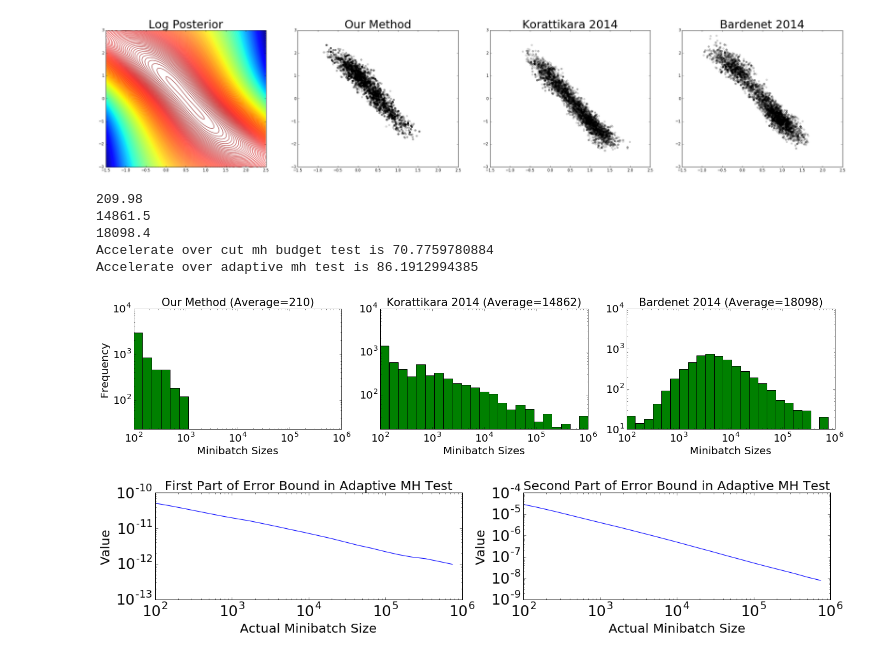
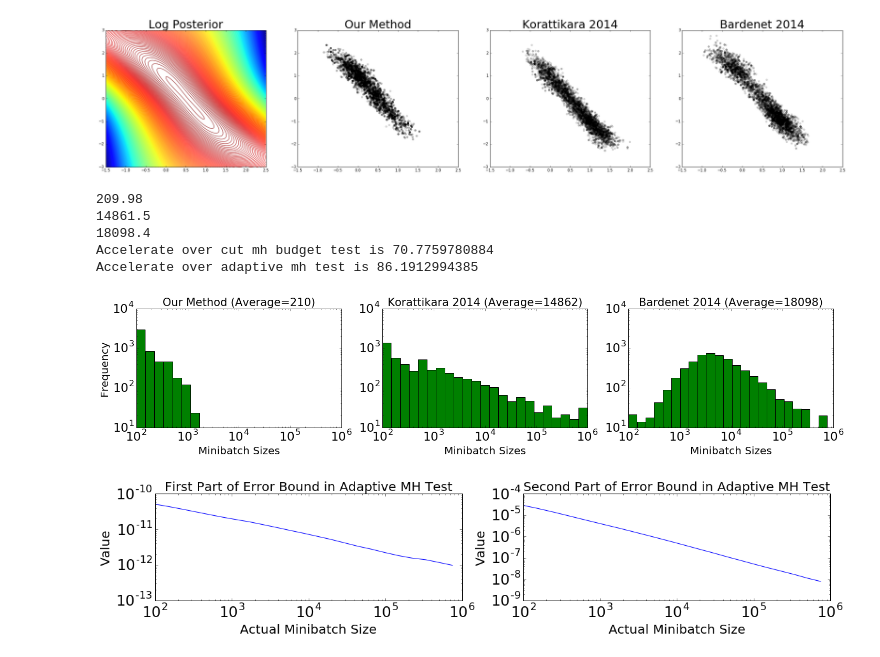
Before and after one commit to DanielTakeshi/New_MH_Test, a Jupyter notebook: code/plot_result_GaussianMixtureModel.ipynb, the cells around one changed output. Drawn from its saved outputs; the diff is of its cells as text; code cells hidden in the pictures.

Commit message:
Fixed annoying axis issue with Figure 3

```diff
--- a/code/plot_result_GaussianMixtureModel.ipynb
+++ b/code/plot_result_GaussianMixtureModel.ipynb
@@ -113,16 +113,32 @@ axarr[3].set_ylim([-3,3])
 (-3, 3)
 [figure]
 # %%
-# plot minibatch size distribution
+"""
+Plot minibatch size distribution
+
+Note: Xinlei used:
+
+    axarr[...].hist(..., bins=np.logspace(2, 6, 25), facecolor ='green')
+
+which is probably easier to interpret. I used an alternative method which takes
+the sizes as input but I think it's the same thing, so I'll try and simplify
+using Xinlei's method once I figure out how to use it in practice.
+
+Oh, I also only use one y-axis label to save space (and because it should be
+obvious from context what it means).
+"""
+
 fig, axarr = plt.subplots(1,3, figsize=(20, 4.5))
 
+# A bunch of common values. The max_y value may need some tweaking.
 min_x = 10**2
 max_x = 10**6
 min_y = 0
-max_y = 10000 # This might need some tweaking
+max_y = 10000
+yaxis_ticks = [10,100,1000,10000]
 title_size = 21
 axis_size = 20
-tick_size = 20
+tick_size = 23
 fc = 'green'
 
 axarr[0].set_title("Our Method (Average=210)", fontsize=title_size)
@@ -133,6 +149,7 @@ axarr[0].set_xscale('log')
 axarr[0].set_yscale('log')
 axarr[0].set_xlim([min_x,max_x])
 axarr[0].set_ylim([min_y,max_y])
+axarr[0].set_yticks(yaxis_ticks)
 print np.mean(size1)
 
 axarr[1].set_title("Korattikara 2014 (Average=14862)", fontsize=title_size)
@@ -143,34 +160,36 @@ axarr[1].set_xscale('log')
 axarr[1].set_yscale('log')
 axarr[1].set_xlim([min_x,max_x])
 axarr[1].set_ylim([min_y,max_y])
+axarr[1].set_yticks(yaxis_ticks)
 print np.mean(size3)
 
 axarr[2].set_title("Bardenet 2014 (Average=18098)", fontsize=title_size)
 axarr[2].hist(size4, bins=np.exp(np.linspace(np.log(np.min(size4-1)),np.log(np.max(size4+1)),24)), facecolor=fc)
 axarr[2].set_xlabel("Minibatch Sizes", fontsize=axis_size)
 #axarr[2].set_ylabel("Frequency", fontsize=axis_size)
 axarr[2].set_xscale('log')
 axarr[2].set_yscale('log')
 axarr[2].set_xlim([min_x,max_x])
 axarr[2].set_ylim([min_y,max_y])
+axarr[2].set_yticks(yaxis_ticks)
 print np.mean(size4)
 
 print "Accelerate over cut mh budget test is", np.sum(size3)/np.sum(size1)*1.0
 print "Accelerate over adaptive mh test is", np.sum(size4)/np.sum(size1)*1.0
 
 plt.tight_layout()
 matplotlib.rc('xtick', labelsize=tick_size)
 matplotlib.rc('ytick', labelsize=tick_size)
 fig.subplots_adjust(hspace=5)
 #fig.subplots_adjust(bottom=5)
 plt.savefig('../figures/GaussianMixtureResult/minibatch_size_gaussian.png', dpi=300)
 # %% [output]
 209.98
 14861.5
 18098.4
 Accelerate over cut mh budget test is 70.7759780884
 Accelerate over adaptive mh test is 86.1912994385
-[figure, old version]
+[figure, new version]
 # %%
 batch_size = bc1c2[:,0]
 c1 = bc1c2[:,1]
```
Also changed, not shown: 3 other files.
